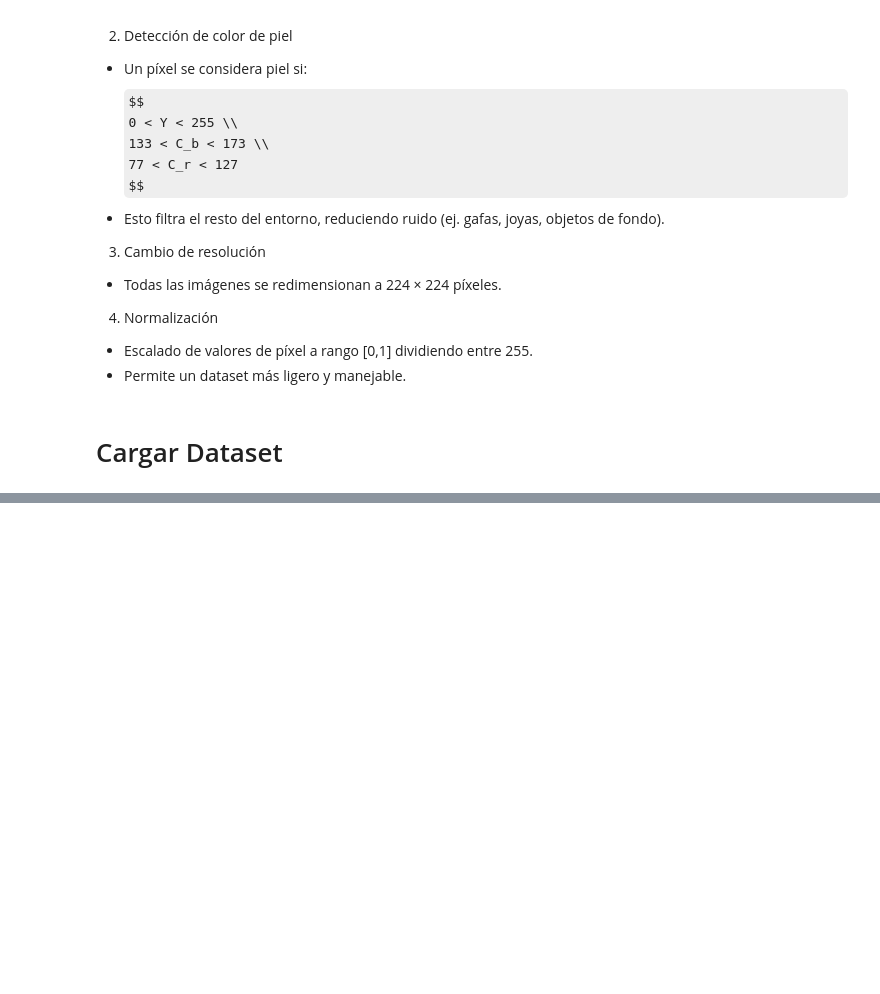
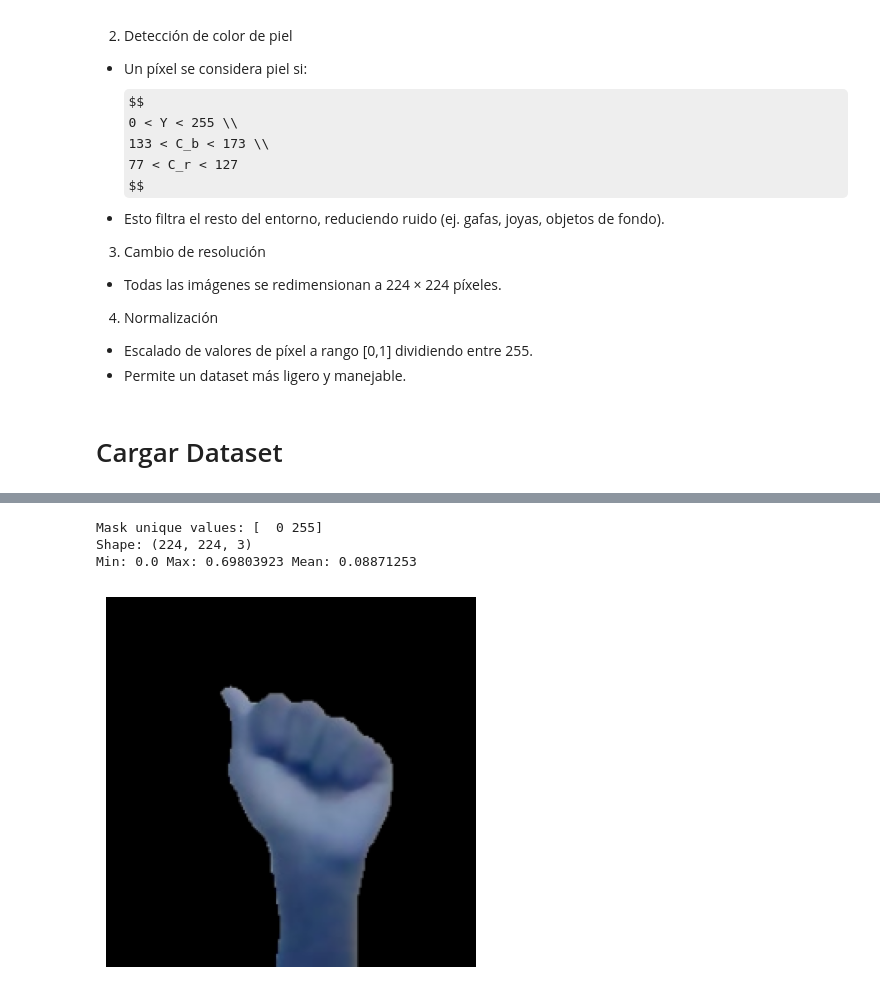
Before and after one commit to javierrcyb/TraductorLSP, a Jupyter notebook: AI_Development/CreateDataSets/PERUSIL_Process.ipynb, the cells around one changed output, grey strips where cells are left out. Cells and saved outputs as stored; diff of their text form; code cells hidden in the pictures; some formulas as TeX source; blank space fills up the shorter version.

```diff
--- a/AI_Development/CreateDataSets/PERUSIL_Process.ipynb
+++ b/AI_Development/CreateDataSets/PERUSIL_Process.ipynb
@@ -132 +156,19 @@ c:\Users\sebas\Documents\Programacion\project\TraductorLSP\CreateDataSets\datase
 [OK] Clase y procesada.
+# %%
+import cv2, matplotlib.pyplot as plt
+
+img = cv2.imread(r"C:\Users\sebas\Documents\Programacion\project\TraductorLSP\AI_Development\Static-Hand-Gestures-of-the-Peruvian-Sign-Language-Alphabet-master\a\a (10).jpg")
+
+processed = preprocess_image(img)
+
+print("Shape:", processed.shape)
+print("Min:", processed.min(), "Max:", processed.max(), "Mean:", processed.mean())
+
+plt.imshow(processed)
+plt.axis("off")
+plt.show()
+# %% [output]
+Mask unique values: [  0 255]
+Shape: (224, 224, 3)
+Min: 0.0 Max: 0.69803923 Mean: 0.08871253
+[figure, added]
```
Also changed, not shown: parts of 3 cells of this notebook, 33 other files.
